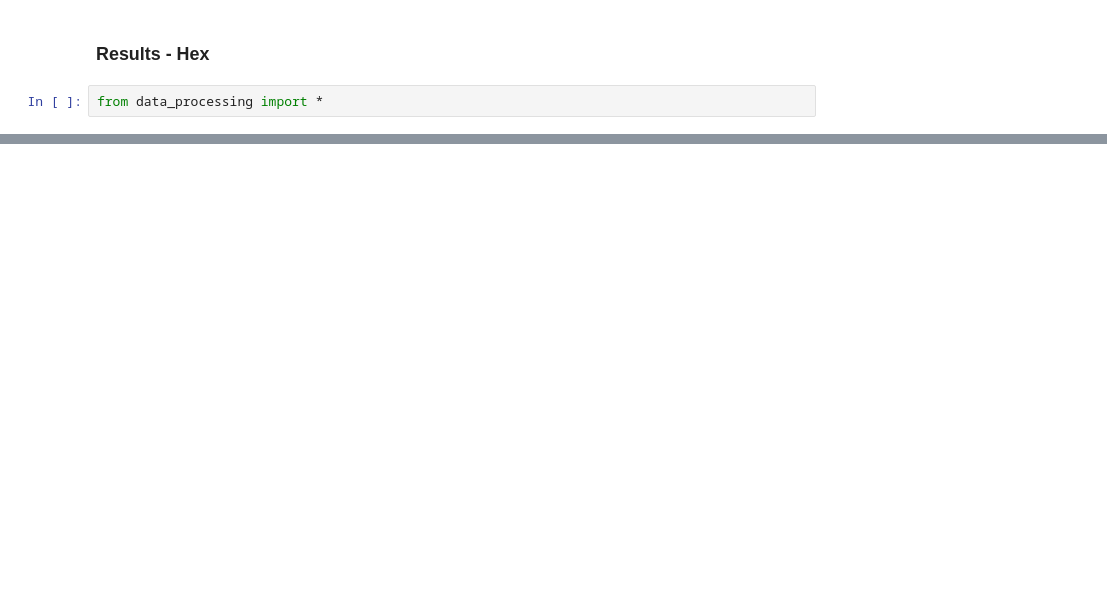
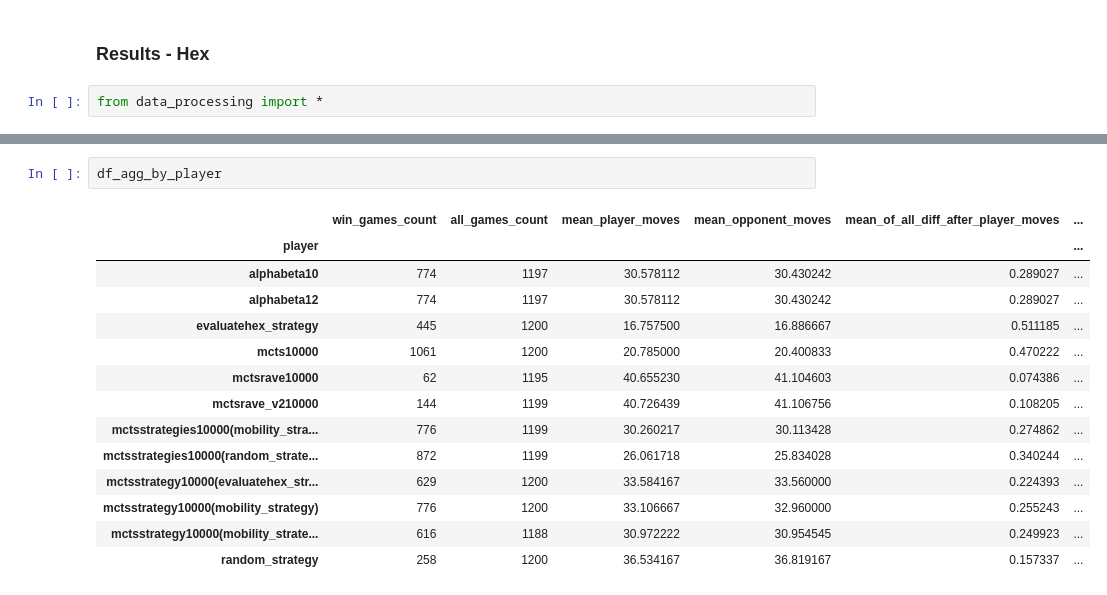
Before and after one commit to Walczi123/Enriching-the-Monte-Carlo-Tree-Search-Algorithm, a Jupyter notebook: results_processing/hex_results.ipynb, the cells around one changed output, grey strips where cells are left out. Saved outputs shown, nothing was run; the diff lists cells and outputs as text; blank space fills up the shorter version.

```diff
--- a/results_processing/hex_results.ipynb
+++ b/results_processing/hex_results.ipynb
@@ -37,0 +44,17 @@ df_tournament.iloc[:6,:6]
+# %%
+df_agg_by_player
+# %% [output]
+|  | win_games_count | all_games_count | mean_player_moves | mean_opponent_moves | mean_of_all_diff_after_player_moves | ... |
+| player |  |  |  |  |  | ... |
+| alphabeta10 | 774 | 1197 | 30.578112 | 30.430242 | 0.289027 | ... |
+| alphabeta12 | 774 | 1197 | 30.578112 | 30.430242 | 0.289027 | ... |
+| evaluatehex_strategy | 445 | 1200 | 16.757500 | 16.886667 | 0.511185 | ... |
+| mcts10000 | 1061 | 1200 | 20.785000 | 20.400833 | 0.470222 | ... |
+| mctsrave10000 | 62 | 1195 | 40.655230 | 41.104603 | 0.074386 | ... |
+| mctsrave_v210000 | 144 | 1199 | 40.726439 | 41.106756 | 0.108205 | ... |
+| mctsstrategies10000(mobility_stra... | 776 | 1199 | 30.260217 | 30.113428 | 0.274862 | ... |
+| mctsstrategies10000(random_strate... | 872 | 1199 | 26.061718 | 25.834028 | 0.340244 | ... |
+| mctsstrategy10000(evaluatehex_str... | 629 | 1200 | 33.584167 | 33.560000 | 0.224393 | ... |
+| mctsstrategy10000(mobility_strategy) | 776 | 1200 | 33.106667 | 32.960000 | 0.255243 | ... |
+| mctsstrategy10000(mobility_strate... | 616 | 1188 | 30.972222 | 30.954545 | 0.249923 | ... |
+| random_strategy | 258 | 1200 | 36.534167 | 36.819167 | 0.157337 | ... |
```
Also changed, not shown: parts of 7 cells of this notebook, 5 other files.
